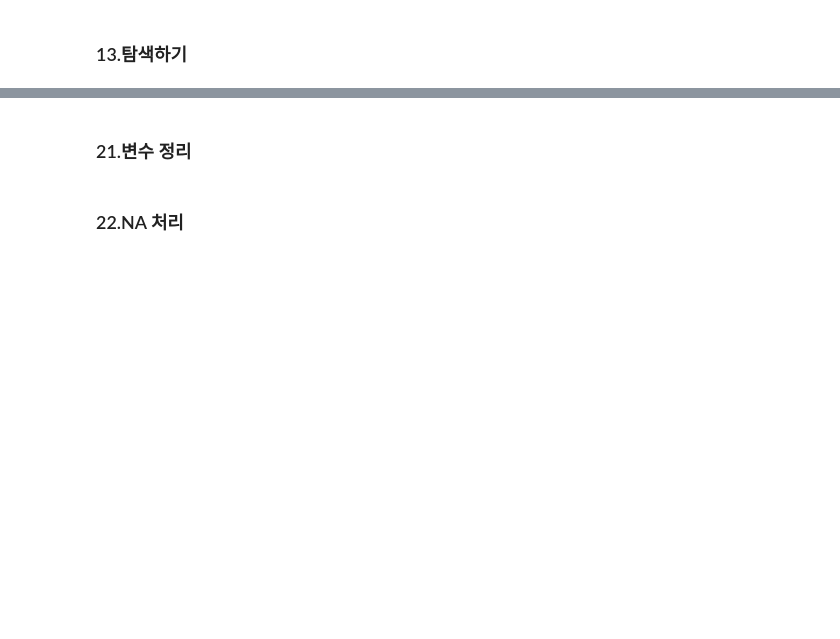
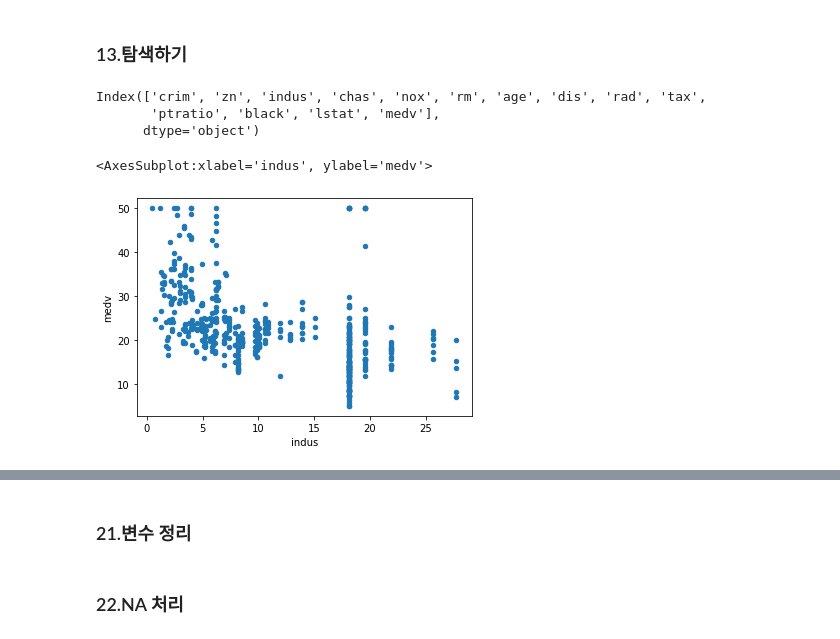
Before and after one commit to oms1226/20201130_python_farmingindustry, a Jupyter notebook: 1week/25_Regression_연습1.ipynb, the cells around one changed output, grey strips where cells are left out. Drawn from its saved outputs; the diff is of its cells as text; code cells hidden in the pictures; blank space fills up the shorter version.

```diff
--- a/1week/25_Regression_연습1.ipynb
+++ b/1week/25_Regression_연습1.ipynb
@@ -49,6 +117,16 @@ data = pd.read_csv(data_path)
 # %% [markdown]
 ### 13.탐색하기
+# %%
+data.columns
+# %% [output]
+Index(['crim', 'zn', 'indus', 'chas', 'nox', 'rm', 'age', 'dis', 'rad', 'tax',
+       'ptratio', 'black', 'lstat', 'medv'],
+      dtype='object')
 # %%
 # indus와 medv의 관계를 산점도로 그려봅시다.
+data.plot(kind = "scatter", x= "indus", y= "medv")
+# %% [output]
+<AxesSubplot:xlabel='indus', ylabel='medv'>
+[figure, added]
 # %%
 # crim과 medv의 관계를 산점도로 그려봅시다.
```
Also changed, not shown: parts of 23 cells of this notebook, 11 other files.
